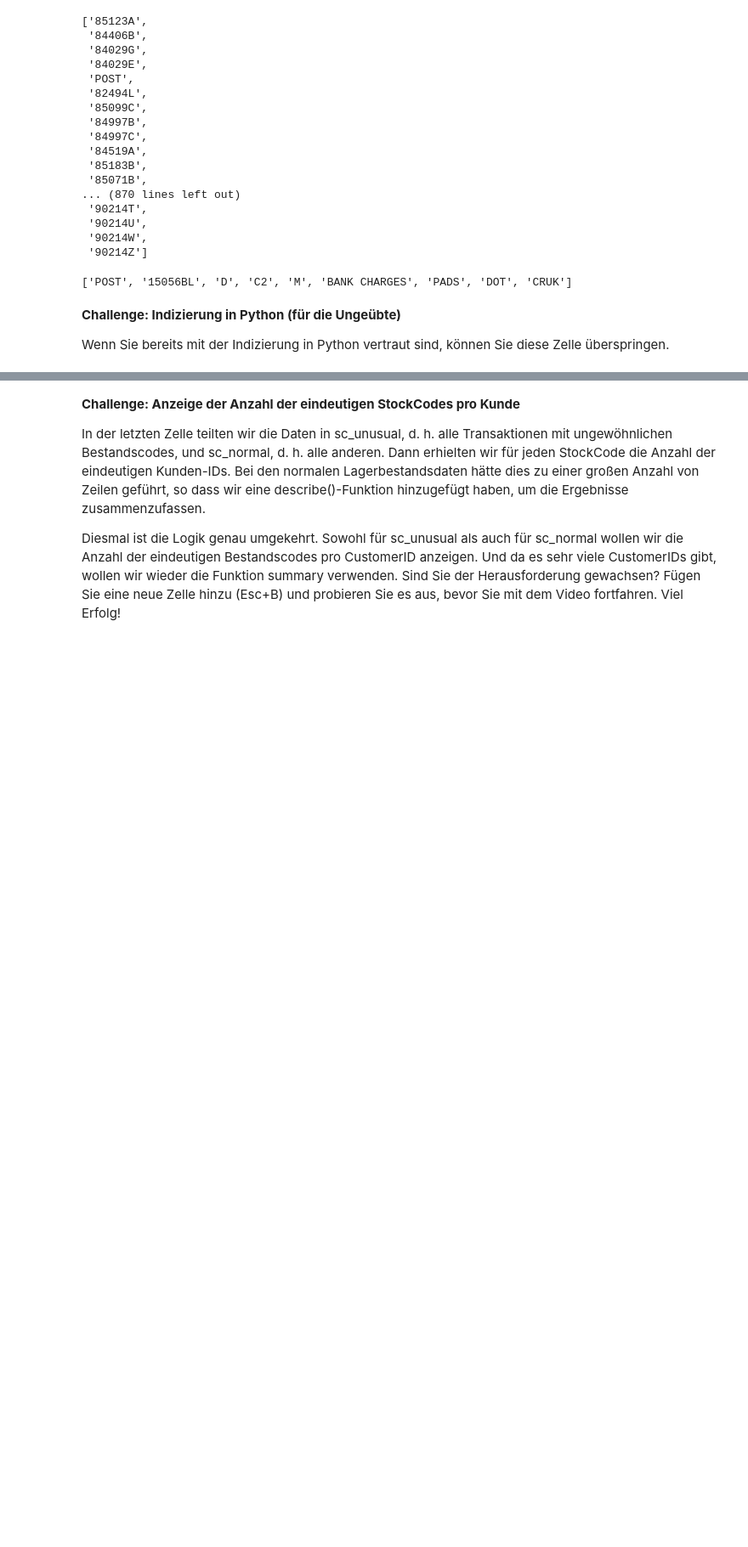
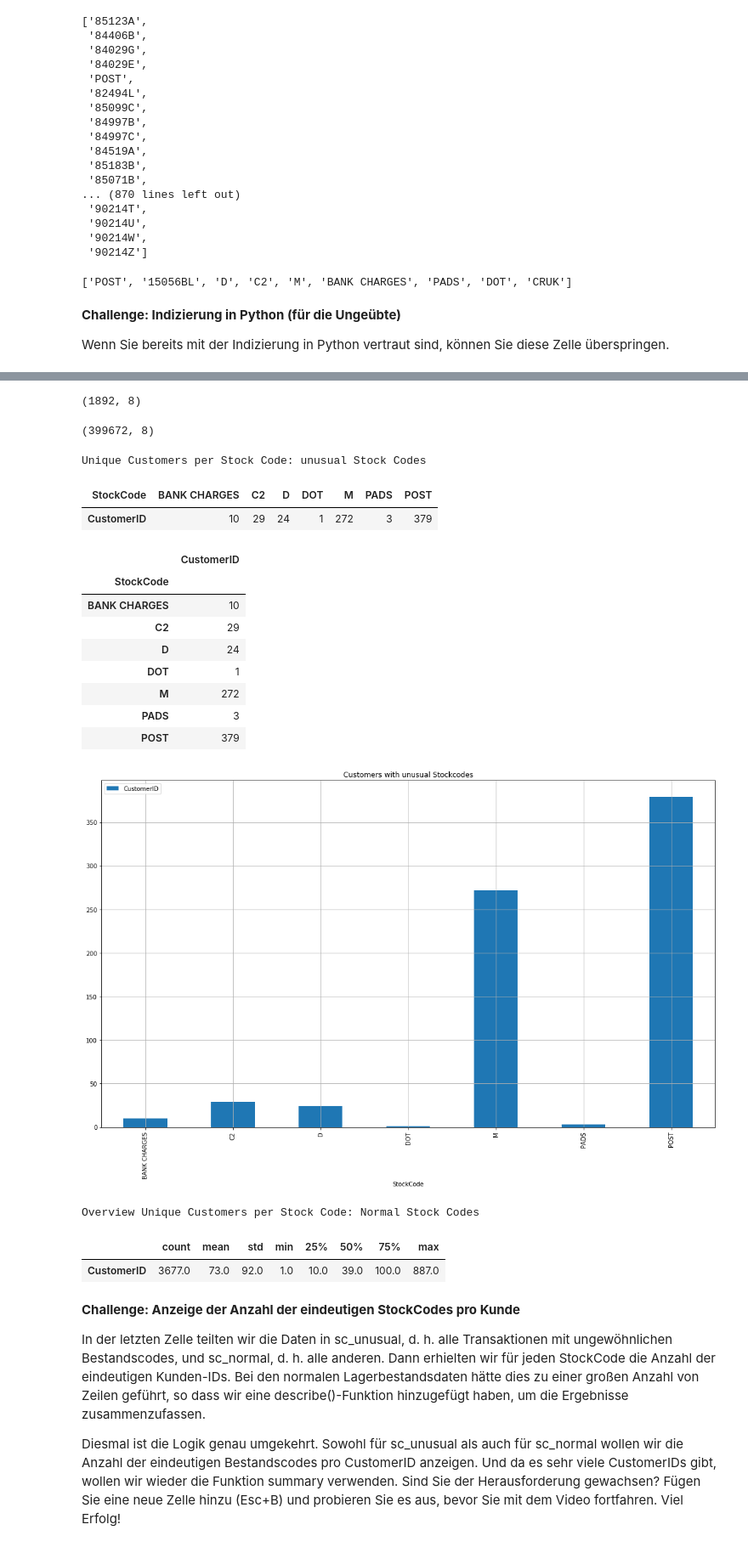
Before and after one commit to asw-analytics/LiL_Kurs, a Jupyter notebook: Customer_Segmentation.ipynb, the cells around one changed output, grey strips where cells are left out. Shown: that part at 85% size. Saved outputs shown, nothing was run; the diff lists cells and outputs as text; code cells hidden in the pictures; blank space fills up the shorter version.

```diff
--- a/Customer_Segmentation.ipynb
+++ b/Customer_Segmentation.ipynb
@@ -466,29 +538,57 @@ for sc in unusual_codes:
 # %%
 # Do only a small group of customers use the unusual stock codes? Part 1: Customers per Stock Code
-sc_unusual = df_data.query('StockCode in @unusual_codes')
-sc_normal = df_data.query('StockCode not in @unusual_codes')
+sc_unusual = df_data.query('StockCode     in @unusual_codes')
+sc_normal  = df_data.query('StockCode not in @unusual_codes')
 
+display(sc_unusual.shape, sc_normal.shape)
 print('Unique Customers per Stock Code: unusual Stock Codes')
 display(sc_unusual
         .groupby('StockCode')
         .agg({'CustomerID': 'nunique'})
-       )
+        .T)
+temp_data = sc_unusual.groupby('StockCode').agg({'CustomerID': 'nunique'})
+display(temp_data)
+import matplotlib.pyplot as plt
+temp_data.plot(kind="bar", figsize=(15,10), title="Customers with unusual Stockcodes")
+plt.grid()
+plt.legend(loc="upper left")
+plt.tight_layout()
+plt.show()
 
 print('Overview Unique Customers per Stock Code: Normal Stock Codes')
 display(sc_normal
         .groupby('StockCode')
         .agg({'CustomerID': 'nunique'})
         .describe()
-        .round(3)
-       )
+        .round(0)
+        .T)
 
 # A note on agg(), for the unfamiliar:
 # We've seen that Pandas' groupby() splits the dataframe into one chunk per unique value in the given column.
 # We then have to perform some kind of aggregation on eacch of those chunks. So far we've used mean();
 # Here, we use agg() and specify a dictionary of ColumnName: function.
 # We are asking: for  each chunk of the data representing one StockCode, how many unique CustomerIDs are there?
 # Note that because we only specify one column:function pair here, we'll only get one column back as a result.
 # However, one can use multiple pairs, to specify different aggregations for different columns.
+# %% [output]
+(1892, 8)
+(399672, 8)
+Unique Customers per Stock Code: unusual Stock Codes
+| StockCode | BANK CHARGES | C2 | D | DOT | M | PADS | POST |
+| CustomerID | 10 | 29 | 24 | 1 | 272 | 3 | 379 |
+|  | CustomerID |
+| StockCode |  |
+| BANK CHARGES | 10 |
+| C2 | 29 |
+| D | 24 |
+| DOT | 1 |
+| M | 272 |
+| PADS | 3 |
+| POST | 379 |
+[figure, added]
+Overview Unique Customers per Stock Code: Normal Stock Codes
+|  | count | mean | std | min | 25% | 50% | 75% | max |
+| CustomerID | 3677.0 | 73.0 | 92.0 | 1.0 | 10.0 | 39.0 | 100.0 | 887.0 |
 # %% [markdown]
 __Challenge: Anzeige der Anzahl der eindeutigen StockCodes pro Kunde__
 
```
Also changed, not shown: parts of 21 cells of this notebook.
